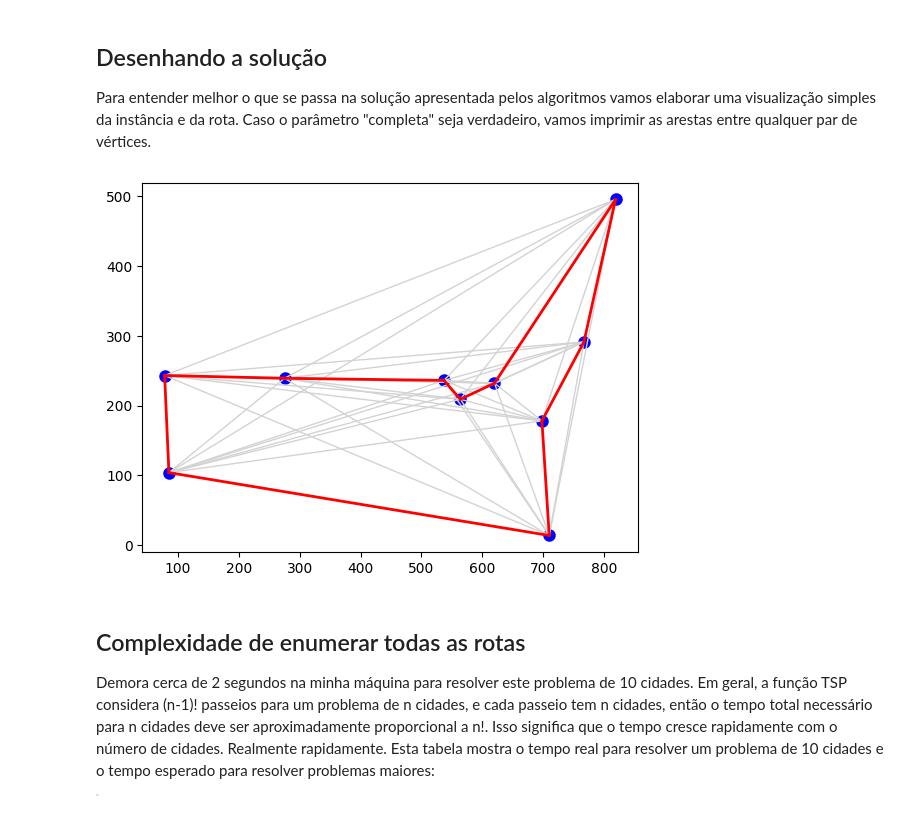
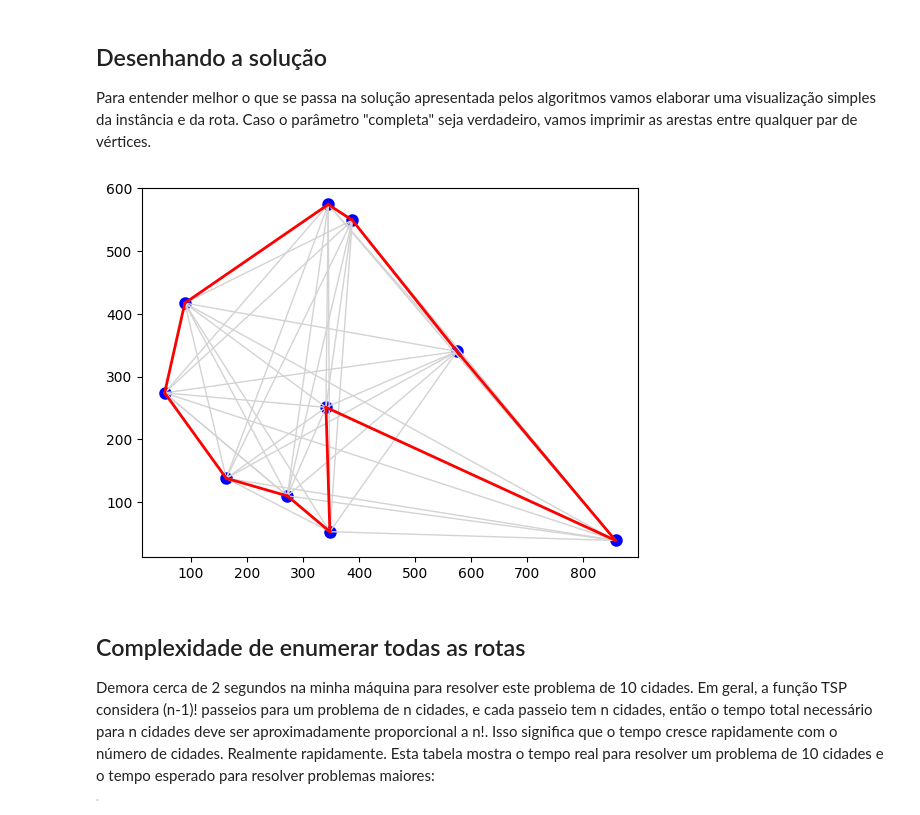
Before and after one commit to cdiegor/Metaheuristicas, a Jupyter notebook: PCV.ipynb, the cells around one changed output. Drawn from its saved outputs; the diff is of its cells as text; code cells hidden in the pictures.

```diff
--- a/PCV.ipynb
+++ b/PCV.ipynb
@@ -155,9 +173,9 @@ def plot_rota(rota, completa=True):
 
   plt.scatter(x, y, color="Blue", linewidth=3)
 # %%
-plot_rota(forca_bruta(Cidades(10)))
+plot_rota(forca_bruta(Cidades(10, rseed=123)))
 # %% [output]
-[figure, old version]
+[figure, new version]
 # %% [markdown]
 ## Complexidade de enumerar todas as rotas
 Demora cerca de 2 segundos na minha máquina para resolver este problema de 10 cidades. Em geral, a função TSP considera (n-1)! passeios para um problema de n cidades, e cada passeio tem n cidades, então o tempo total necessário para n cidades deve ser aproximadamente proporcional a n!. Isso significa que o tempo cresce rapidamente com o número de cidades. Realmente rapidamente. Esta tabela mostra o tempo real para resolver um problema de 10 cidades e o tempo esperado para resolver problemas maiores:
```
Also changed, not shown: parts of 6 cells of this notebook.
